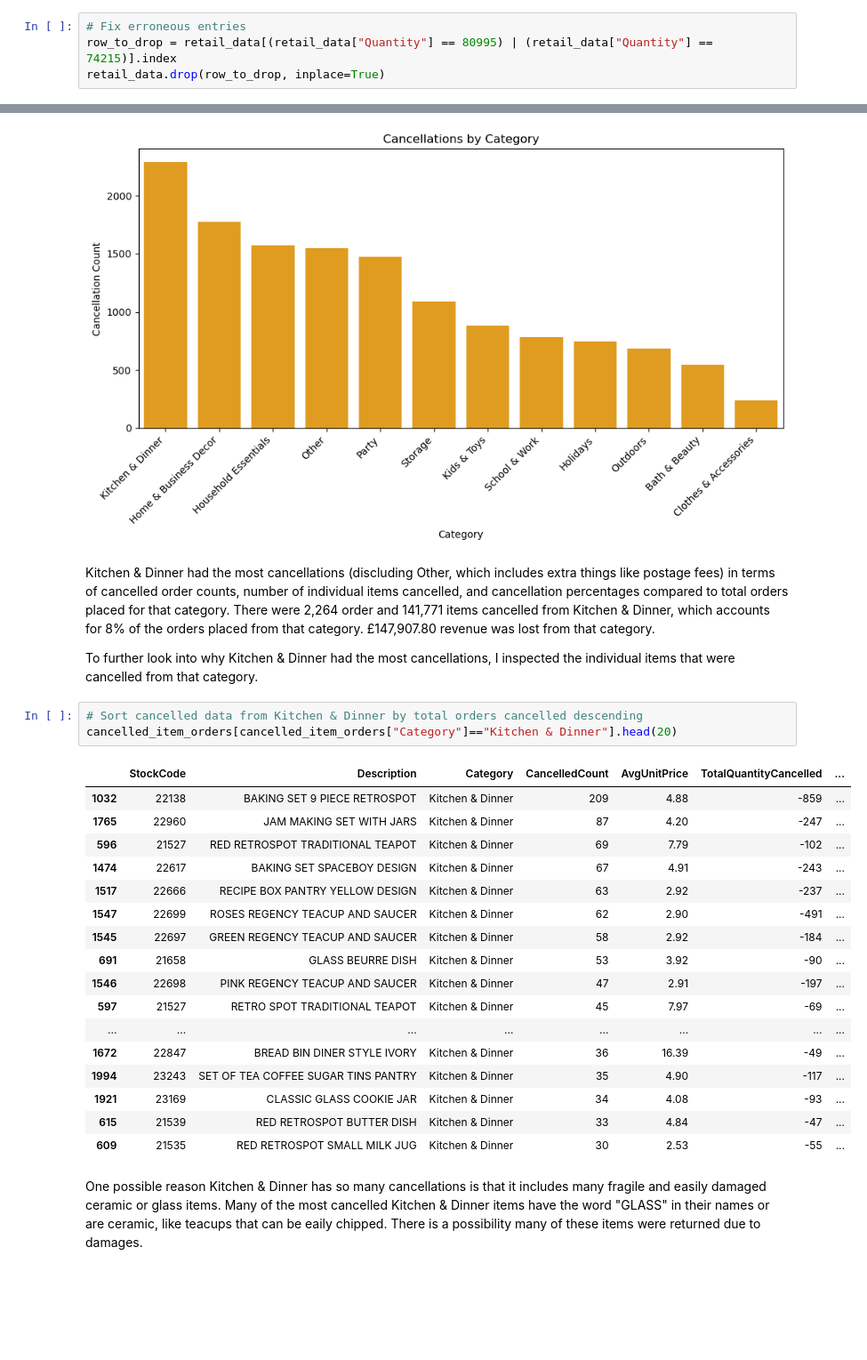
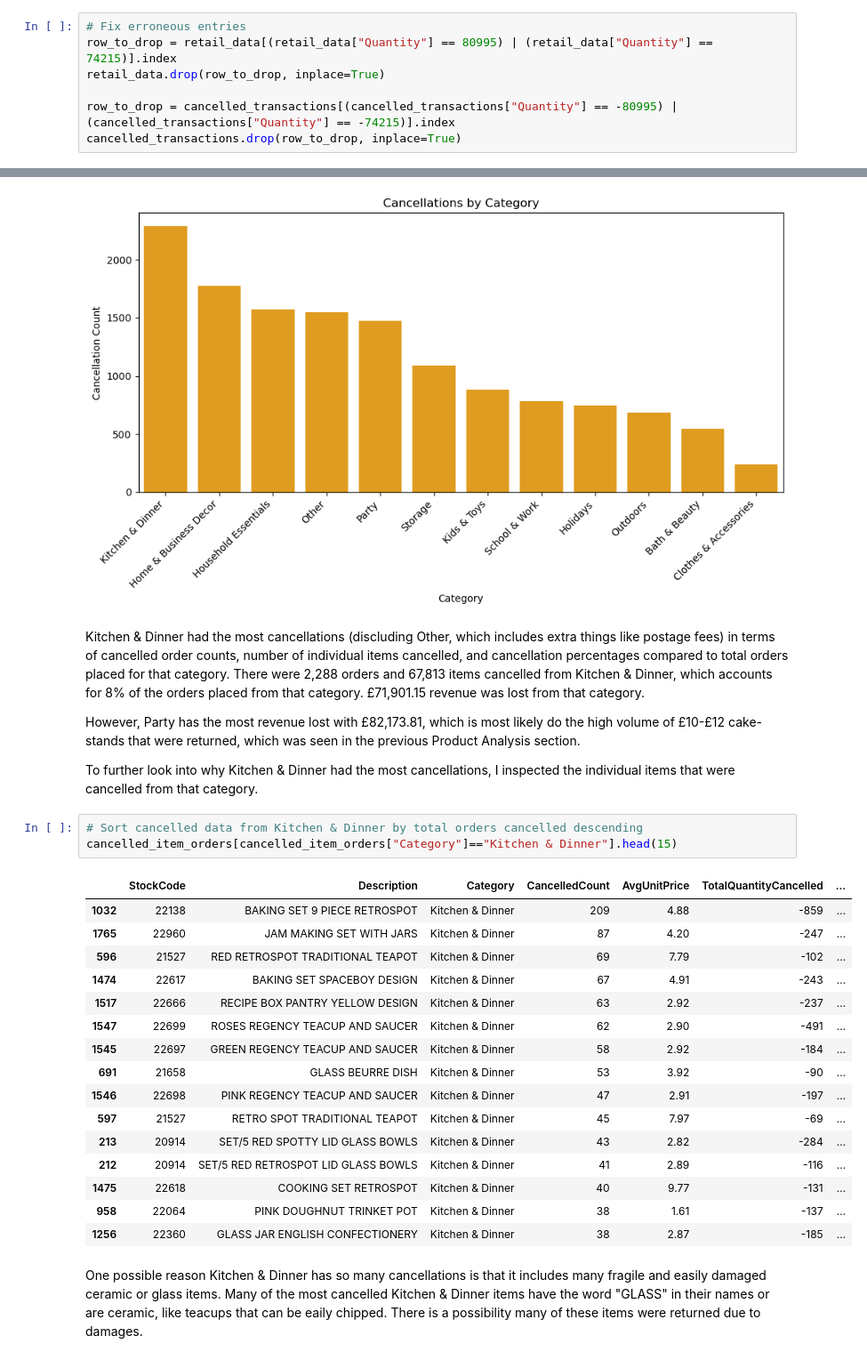
Before and after one commit to takiatah/online-retail-data-sales-analysis, a Jupyter notebook: E-Commerce Sales Analysis.ipynb, the cells around one changed output, grey strips where cells are left out. Shown at 89% size. Saved outputs shown, nothing was run; the diff lists cells and outputs as text; blank space fills up the shorter version.

```diff
--- a/E-Commerce Sales Analysis.ipynb
+++ b/E-Commerce Sales Analysis.ipynb
@@ -415,3 +409,6 @@ cancelled_transactions[(cancelled_transactions["Quantity"] == -80995) | (cancell
 # Fix erroneous entries
 row_to_drop = retail_data[(retail_data["Quantity"] == 80995) | (retail_data["Quantity"] == 74215)].index
 retail_data.drop(row_to_drop, inplace=True)
+
+row_to_drop = cancelled_transactions[(cancelled_transactions["Quantity"] == -80995) | (cancelled_transactions["Quantity"] == -74215)].index
+cancelled_transactions.drop(row_to_drop, inplace=True)
@@ -884,30 +889,31 @@ plt.show()
 # %% [output]
 [figure]
 # %% [markdown]
-Kitchen & Dinner had the most cancellations (discluding Other, which includes extra things like postage fees) in terms of cancelled order counts, number of individual items cancelled, and cancellation percentages compared to total orders placed for that category. There were 2,264 order and 141,771 items cancelled from Kitchen & Dinner, which accounts for 8% of the orders placed from that category. £147,907.80 revenue was lost from that category.
+Kitchen & Dinner had the most cancellations (discluding Other, which includes extra things like postage fees) in terms of cancelled order counts, number of individual items cancelled, and cancellation percentages compared to total orders placed for that category. There were 2,288 orders and 67,813 items cancelled from Kitchen & Dinner, which accounts for 8% of the orders placed from that category. £71,901.15 revenue was lost from that category.
+
+However, Party has the most revenue lost with £82,173.81, which is most likely do the high volume of £10-£12 cake-stands that were returned, which was seen in the previous Product Analysis section.
 
 To further look into why Kitchen & Dinner had the most cancellations, I inspected the individual items that were cancelled from that category.
 # %%
 # Sort cancelled data from Kitchen & Dinner by total orders cancelled descending
-cancelled_item_orders[cancelled_item_orders["Category"]=="Kitchen & Dinner"].head(20)
+cancelled_item_orders[cancelled_item_orders["Category"]=="Kitchen & Dinner"].head(15)
 # %% [output]
 |  | StockCode | Description | Category | CancelledCount | AvgUnitPrice | TotalQuantityCancelled | ... |
 | 1032 | 22138 | BAKING SET 9 PIECE RETROSPOT | Kitchen & Dinner | 209 | 4.88 | -859 | ... |
 | 1765 | 22960 | JAM MAKING SET WITH JARS | Kitchen & Dinner | 87 | 4.20 | -247 | ... |
 | 596 | 21527 | RED RETROSPOT TRADITIONAL TEAPOT | Kitchen & Dinner | 69 | 7.79 | -102 | ... |
 | 1474 | 22617 | BAKING SET SPACEBOY DESIGN | Kitchen & Dinner | 67 | 4.91 | -243 | ... |
 | 1517 | 22666 | RECIPE BOX PANTRY YELLOW DESIGN | Kitchen & Dinner | 63 | 2.92 | -237 | ... |
 | 1547 | 22699 | ROSES REGENCY TEACUP AND SAUCER | Kitchen & Dinner | 62 | 2.90 | -491 | ... |
 | 1545 | 22697 | GREEN REGENCY TEACUP AND SAUCER | Kitchen & Dinner | 58 | 2.92 | -184 | ... |
 | 691 | 21658 | GLASS BEURRE DISH | Kitchen & Dinner | 53 | 3.92 | -90 | ... |
 | 1546 | 22698 | PINK REGENCY TEACUP AND SAUCER | Kitchen & Dinner | 47 | 2.91 | -197 | ... |
 | 597 | 21527 | RETRO SPOT TRADITIONAL TEAPOT | Kitchen & Dinner | 45 | 7.97 | -69 | ... |
-| ... | ... | ... | ... | ... | ... | ... | ... |
-| 1672 | 22847 | BREAD BIN DINER STYLE IVORY | Kitchen & Dinner | 36 | 16.39 | -49 | ... |
-| 1994 | 23243 | SET OF TEA COFFEE SUGAR TINS PANTRY | Kitchen & Dinner | 35 | 4.90 | -117 | ... |
-| 1921 | 23169 | CLASSIC GLASS COOKIE JAR | Kitchen & Dinner | 34 | 4.08 | -93 | ... |
-| 615 | 21539 | RED RETROSPOT BUTTER DISH | Kitchen & Dinner | 33 | 4.84 | -47 | ... |
-| 609 | 21535 | RED RETROSPOT SMALL MILK JUG | Kitchen & Dinner | 30 | 2.53 | -55 | ... |
+| 213 | 20914 | SET/5 RED SPOTTY LID GLASS BOWLS | Kitchen & Dinner | 43 | 2.82 | -284 | ... |
+| 212 | 20914 | SET/5 RED RETROSPOT LID GLASS BOWLS | Kitchen & Dinner | 41 | 2.89 | -116 | ... |
+| 1475 | 22618 | COOKING SET RETROSPOT | Kitchen & Dinner | 40 | 9.77 | -131 | ... |
+| 958 | 22064 | PINK DOUGHNUT TRINKET POT | Kitchen & Dinner | 38 | 1.61 | -137 | ... |
+| 1256 | 22360 | GLASS JAR ENGLISH CONFECTIONERY | Kitchen & Dinner | 38 | 2.87 | -185 | ... |
 # %% [markdown]
 One possible reason Kitchen & Dinner has so many cancellations is that it includes many fragile and easily damaged ceramic or glass items. Many of the most cancelled Kitchen & Dinner items have the word "GLASS" in their names or are ceramic, like teacups that can be eaily chipped. There is a possibility  many of these items were returned due to damages.
 # %% [markdown]
```
Also changed, not shown: parts of 34 cells of this notebook, 3 other files.
